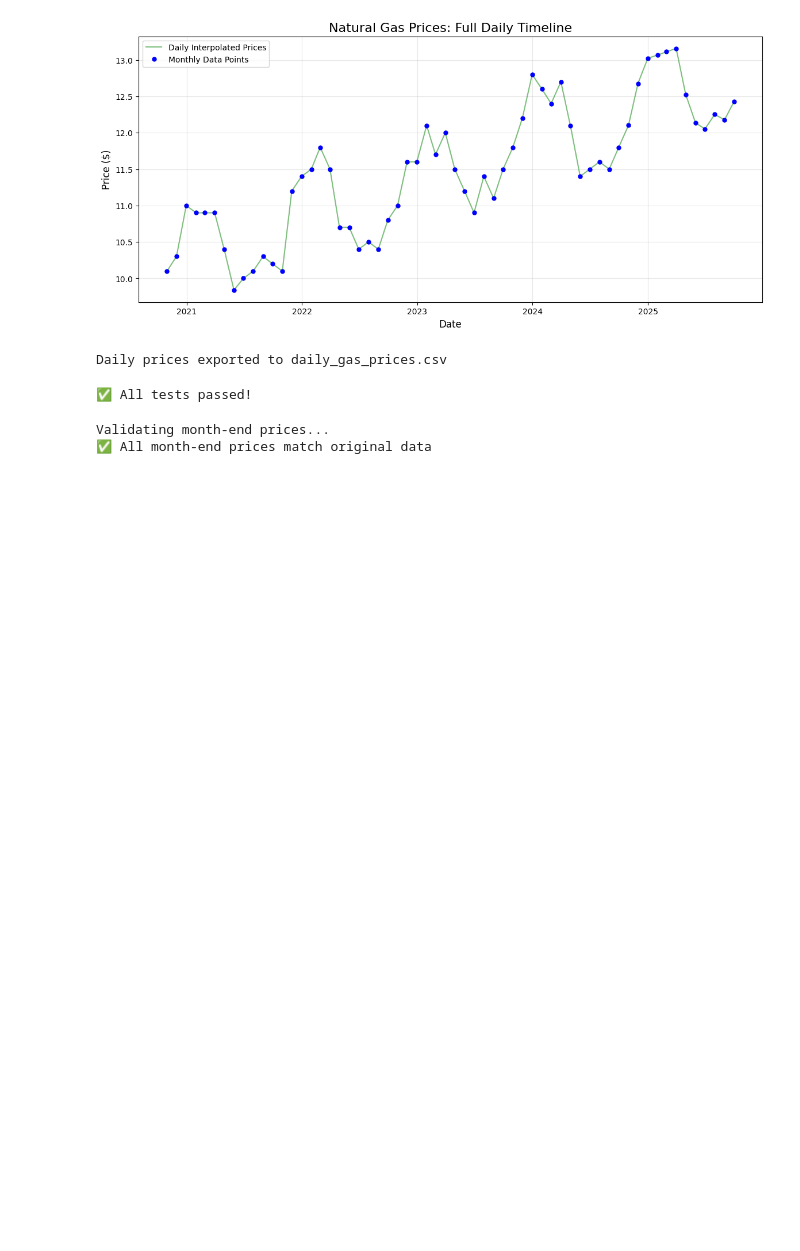
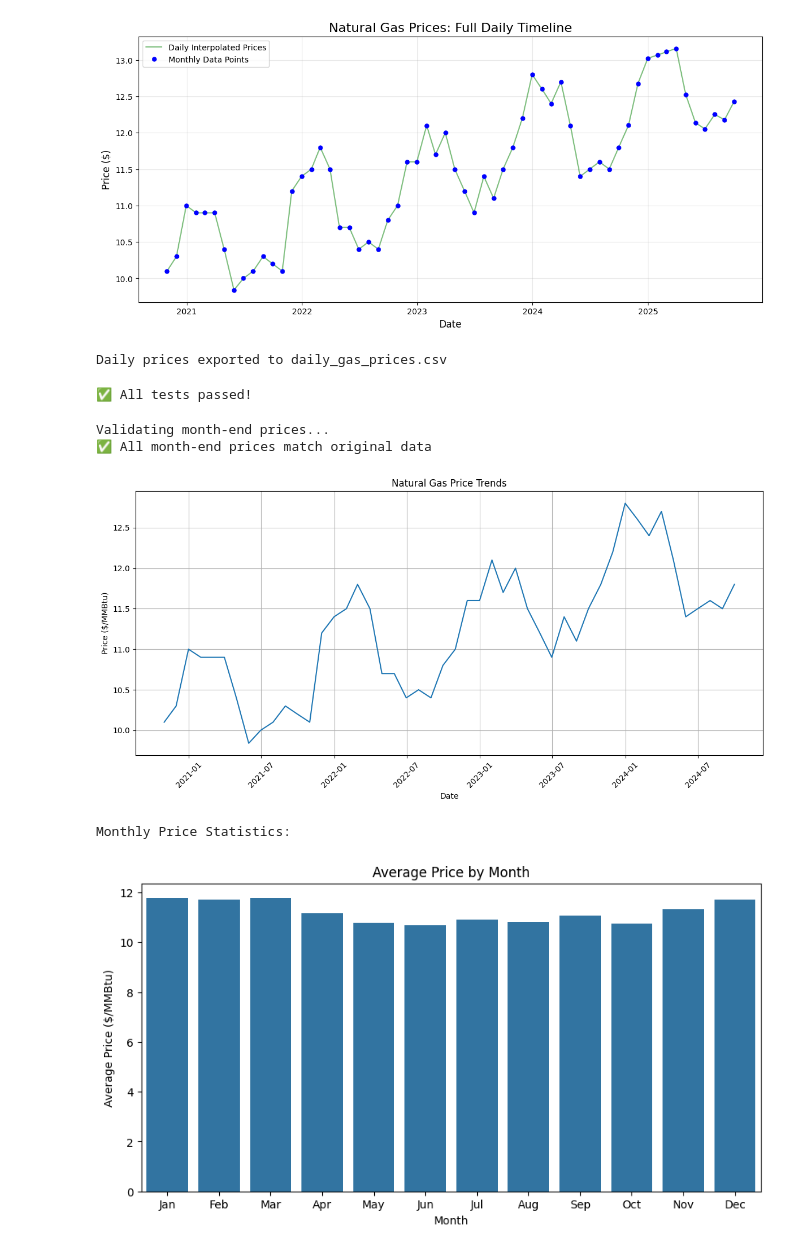
Before and after one commit to Sainirmit/JPMorganChase_Quant_CourseWork, a Jupyter notebook: Natural_Gas_Price_Prediction.ipynb, the cells around one changed output. Cells and saved outputs as stored; diff of their text form; code cells hidden in the pictures; blank space fills up the shorter version.

```diff
--- a/Natural_Gas_Price_Prediction.ipynb
+++ b/Natural_Gas_Price_Prediction.ipynb
@@ -247,3 +248,35 @@ else:
 # %% [output]
 Validating month-end prices...
 ✅ All month-end prices match original data
+# %%
+# Visualize price trends
+plt.figure(figsize=(12, 6))
+plt.plot(df['Dates'], df['Prices'])
+plt.title('Natural Gas Price Trends')
+plt.xlabel('Date')
+plt.ylabel('Price ($/MMBtu)')
+plt.grid(True)
+plt.xticks(rotation=45)
+plt.tight_layout()
+plt.show()
+
+# Calculate monthly price statistics
+monthly_stats = df.set_index('Dates').resample('M').agg(['mean', 'min', 'max', 'std'])
+print("\nMonthly Price Statistics:")
+monthly_stats.head()
+
+# Identify seasonal patterns
+df['Month'] = df['Dates'].dt.month
+seasonal = df.groupby('Month')['Prices'].mean().reset_index()
+
+plt.figure(figsize=(10, 5))
+sns.barplot(x='Month', y='Prices', data=seasonal)
+plt.title('Average Price by Month')
+plt.xlabel('Month')
+plt.ylabel('Average Price ($/MMBtu)')
+plt.xticks(range(12), ['Jan', 'Feb', 'Mar', 'Apr', 'May', 'Jun', 'Jul', 'Aug', 'Sep', 'Oct', 'Nov', 'Dec'])
+plt.show()
+# %% [output]
+[figure, added]
+Monthly Price Statistics:
+[figure, added]
```
Also changed, not shown: parts of 7 cells of this notebook.
